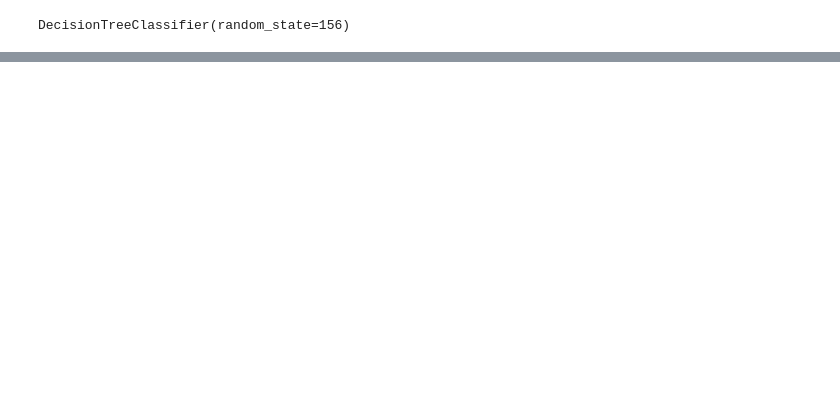
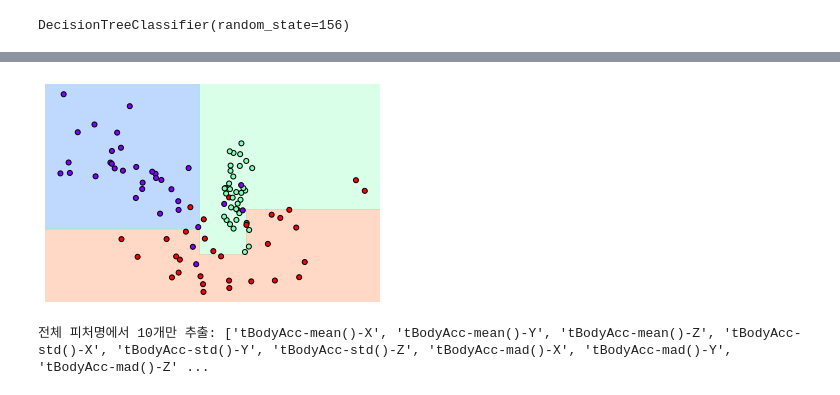
Before and after one commit to leedaehan-kev/ML-python, a Jupyter notebook: section4-Classification/section4-1-DecisionTree.ipynb, the cells around one changed output, grey strips where cells are left out. Saved outputs shown, nothing was run; the diff lists cells and outputs as text; code cells hidden in the pictures; blank space fills up the shorter version.

```diff
--- a/section4-Classification/section4-1-DecisionTree.ipynb
+++ b/section4-Classification/section4-1-DecisionTree.ipynb
@@ -34,0 +116,20 @@ graphviz.Source(dot_graph)
+# %%
+# min_samples_leaf=6 으로 트리 생성 조건을 제약한 Decision Boundary 시각화
+dt_clf = DecisionTreeClassifier(random_state=156, min_samples_leaf=6).fit(X_features, y_labels)
+visualize_boundary(dt_clf, X_features, y_labels)
+# %% [output]
+[figure, added]
+# %%
+import pandas as pd
+import matplotlib.pyplot as plt
+%matplotlib inline
+
+# features.txt 파일에는 피처 이름 index와 피처명이 공백으로 분리되어 있음. 이를 DataFrame으로 로드.
+feature_name_df = pd.read_csv('./human_activity/features.txt',sep='\s+',
+                        header=None,names=['column_index','column_name'])
+
+# 피처명 index를 제거하고, 피처명만 리스트 객체로 생성한 뒤 샘플로 10개만 추출
+feature_name = feature_name_df.iloc[:, 1].values.tolist()
+print('전체 피처명에서 10개만 추출:', feature_name[:10])
+# %% [output]
+전체 피처명에서 10개만 추출: ['tBodyAcc-mean()-X', 'tBodyAcc-mean()-Y', 'tBodyAcc-mean()-Z', 'tBodyAcc-std()-X', 'tBodyAcc-std()-Y', 'tBodyAcc-std()-Z', 'tBodyAcc-mad()-X', 'tBodyAcc-mad()-Y', 'tBodyAcc-mad()-Z' ...
```
Also changed, not shown: parts of 20 cells of this notebook.
